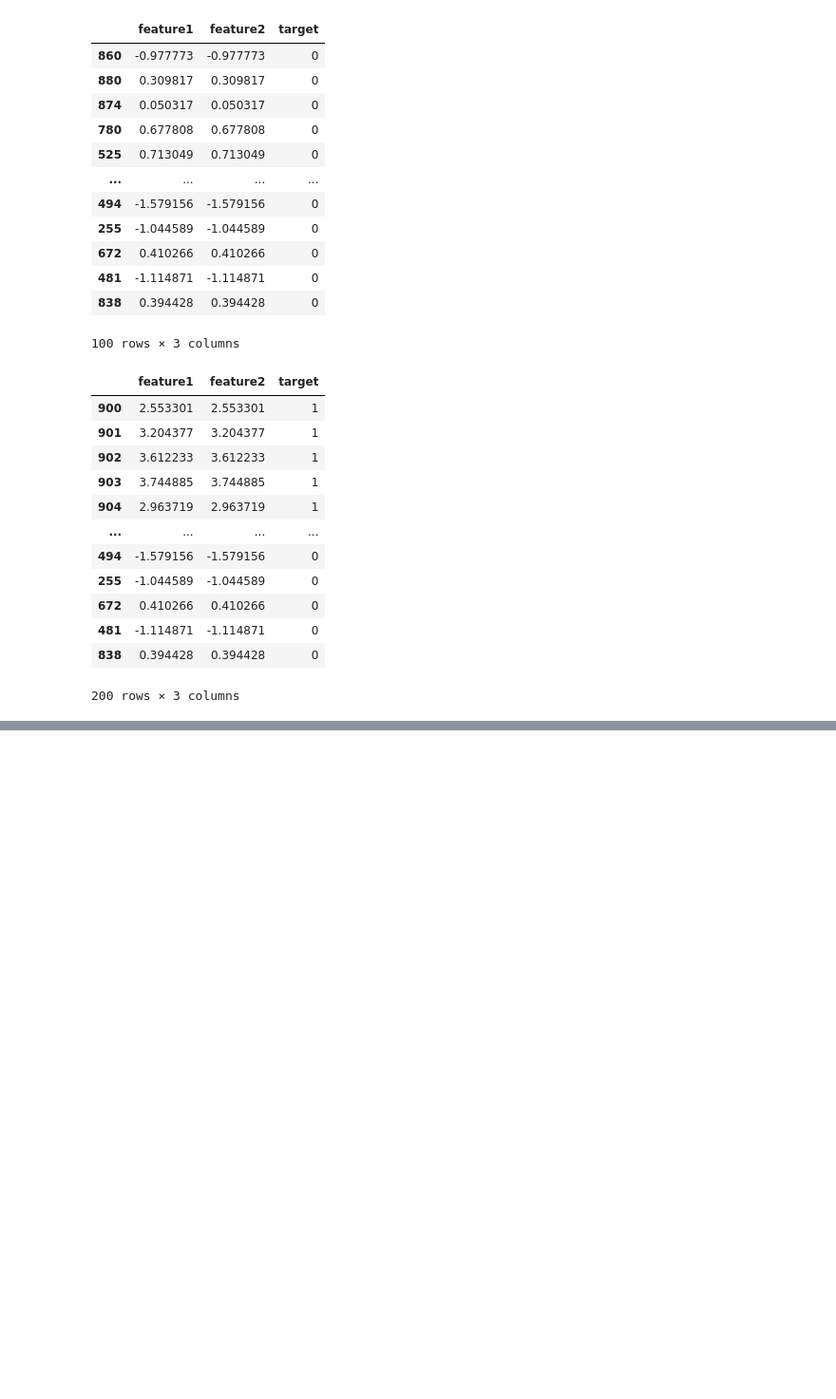
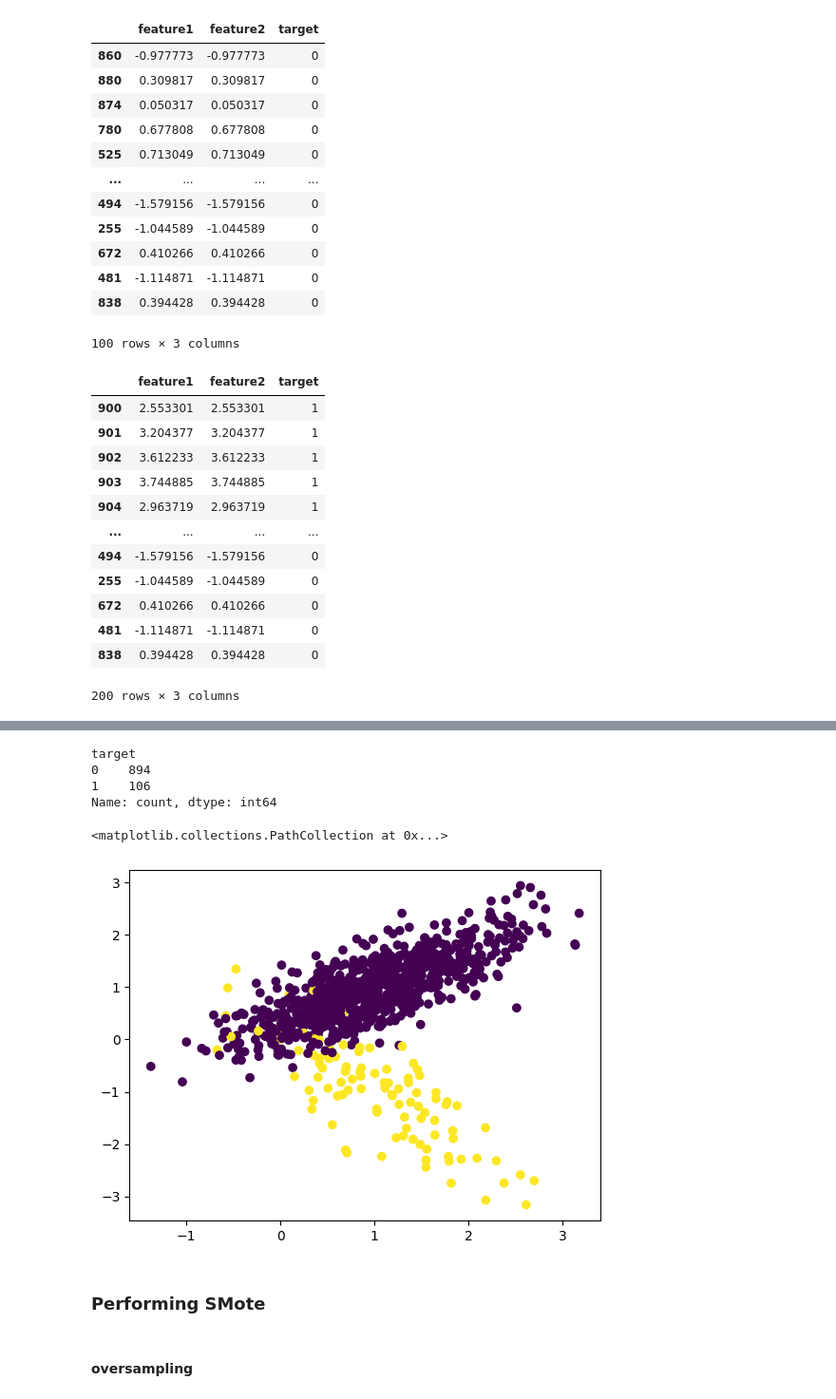
Before and after one commit to RedGhost123/Complete-Data_Science, a Jupyter notebook: Complete-Data_Science/jupyter/Feature_Engg/4_Class_imbalanced.ipynb, the cells around one changed output, grey strips where cells are left out. Shown at 95% size. Cells and saved outputs as stored; diff of their text form; code cells hidden in the pictures; blank space fills up the shorter version.

```diff
--- a/Complete-Data_Science/jupyter/Feature_Engg/4_Class_imbalanced.ipynb
+++ b/Complete-Data_Science/jupyter/Feature_Engg/4_Class_imbalanced.ipynb
@@ -277,0 +282,2 @@ df_downsampled
+# %%
+x,y = make_classification(n_samples=1000, n_redundant= 0, n_features=2, n_clusters_per_class= 1, weights=[0.90],random_state=1)
@@ -277,0 +322,4 @@ df_downsampled
+# %%
+df1 = pd.DataFrame(x,columns=['f1','f2'])
+df2 = pd.DataFrame(y,columns=['target'])
+df_final = pd.concat([df1,df2],axis=1)
@@ -277,0 +342,7 @@ df_downsampled
+# %%
+df_final.target.value_counts()
+# %% [output]
+target
+0    894
+1    106
+Name: count, dtype: int64
@@ -277,0 +351,9 @@ df_downsampled
+# %%
+plt.scatter(df_final['f1'], df_final['f2'], c = df_final['target'])
+# %% [output]
+<matplotlib.collections.PathCollection at 0x...>
+[figure, added]
+# %% [markdown]
+### Performing SMote
+# %% [markdown]
+#### oversampling
```
Also changed, not shown: parts of 21 cells of this notebook.
